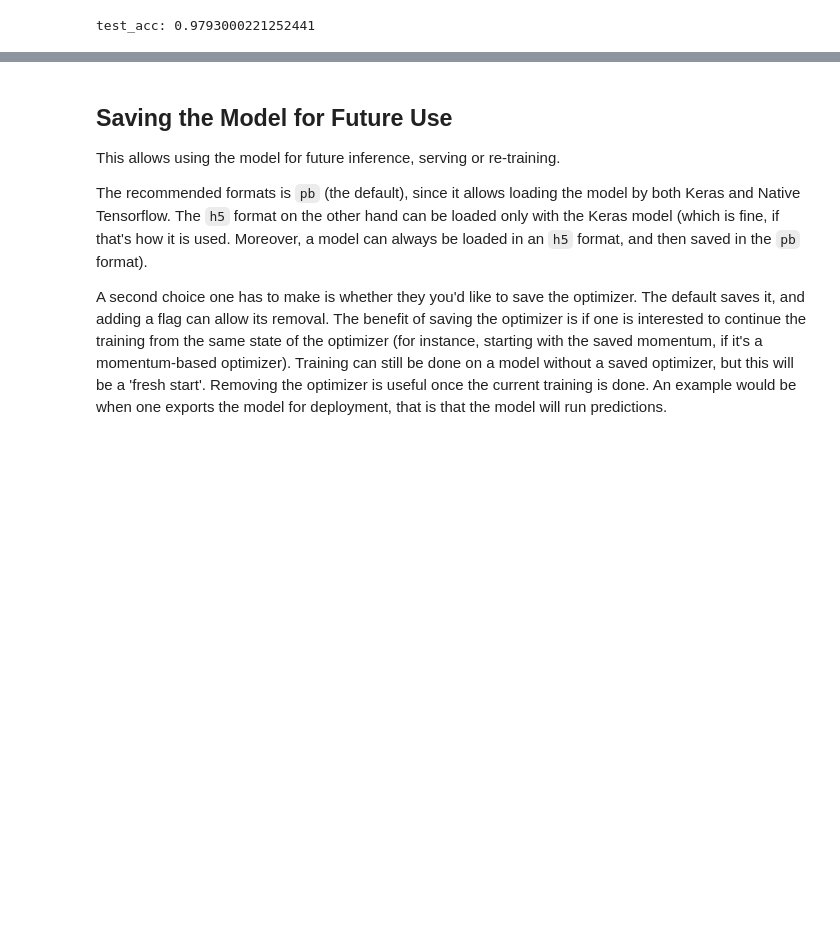
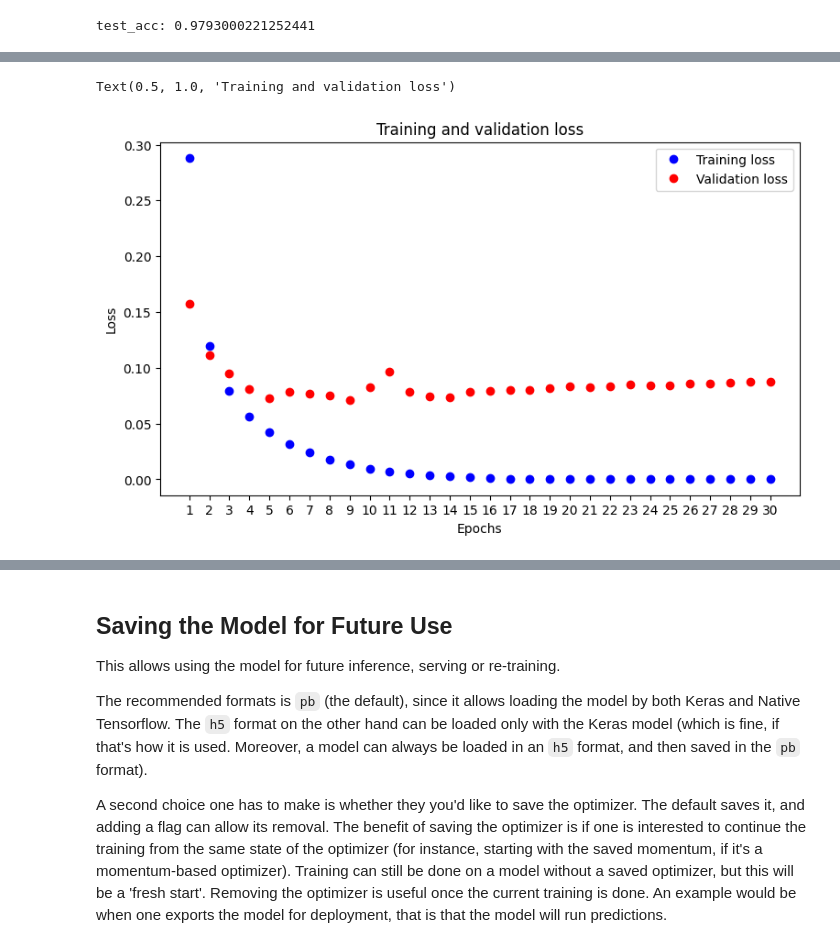
Before and after one commit to CSCN8010/CSCN8010, a Jupyter notebook: dl_class_notebooks/03A_minimal_mnist_keras.ipynb, the cells around one changed output, grey strips where cells are left out. Saved outputs shown, nothing was run; the diff lists cells and outputs as text; code cells hidden in the pictures; blank space fills up the shorter version.

Commit message:
add training and validation graphs

```diff
--- a/dl_class_notebooks/03A_minimal_mnist_keras.ipynb
+++ b/dl_class_notebooks/03A_minimal_mnist_keras.ipynb
@@ -173,0 +176,24 @@ test_acc: 0.9793000221252441
+# %%
+model = keras.Sequential([
+    layers.Dense(512, activation="relu"),
+    layers.Dense(10, activation="softmax")
+])
+
+model.compile(optimizer="rmsprop",
+                loss="sparse_categorical_crossentropy",
+                metrics=["accuracy"])
+# %%
+# first we need to define a validation set
+x_val = train_images[:10000]
+partial_x_train = train_images[10000:]
+y_val = train_labels[:10000]
+partial_y_train = train_labels[10000:]
+# %%
+history = model.fit(partial_x_train,
+                    partial_y_train,
+                    epochs=30,
+                    batch_size=128,
+                    validation_data=(x_val, y_val))
+
+history_dict = history.history
+history_dict.keys()
@@ -173,0 +219,17 @@ test_acc: 0.9793000221252441
+# %%
+# plot the training and validation loss
+import matplotlib.pyplot as plt
+plt.figure(figsize=(9, 5))
+loss_values = history_dict["loss"]
+val_loss_values = history_dict["val_loss"]
+epochs = range(1, len(loss_values) + 1)
+plt.plot(epochs, loss_values, "bo", label="Training loss")
+plt.plot(epochs, val_loss_values, "ro", label="Validation loss")
+plt.xlabel("Epochs")
+plt.xticks(epochs)
+plt.ylabel("Loss")
+plt.legend()
+plt.title("Training and validation loss")
+# %% [output]
+Text(0.5, 1.0, 'Training and validation loss')
+[figure, added]
```
Also changed, not shown: parts of 3 cells of this notebook.
